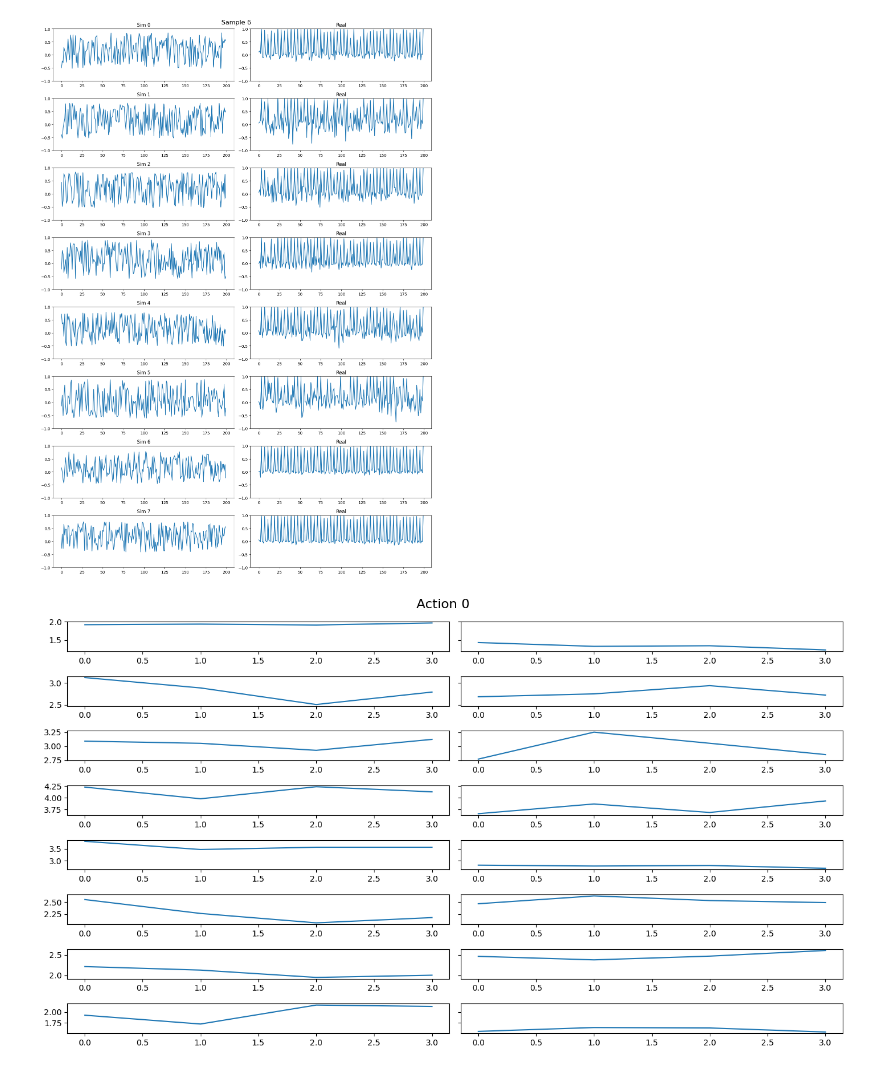
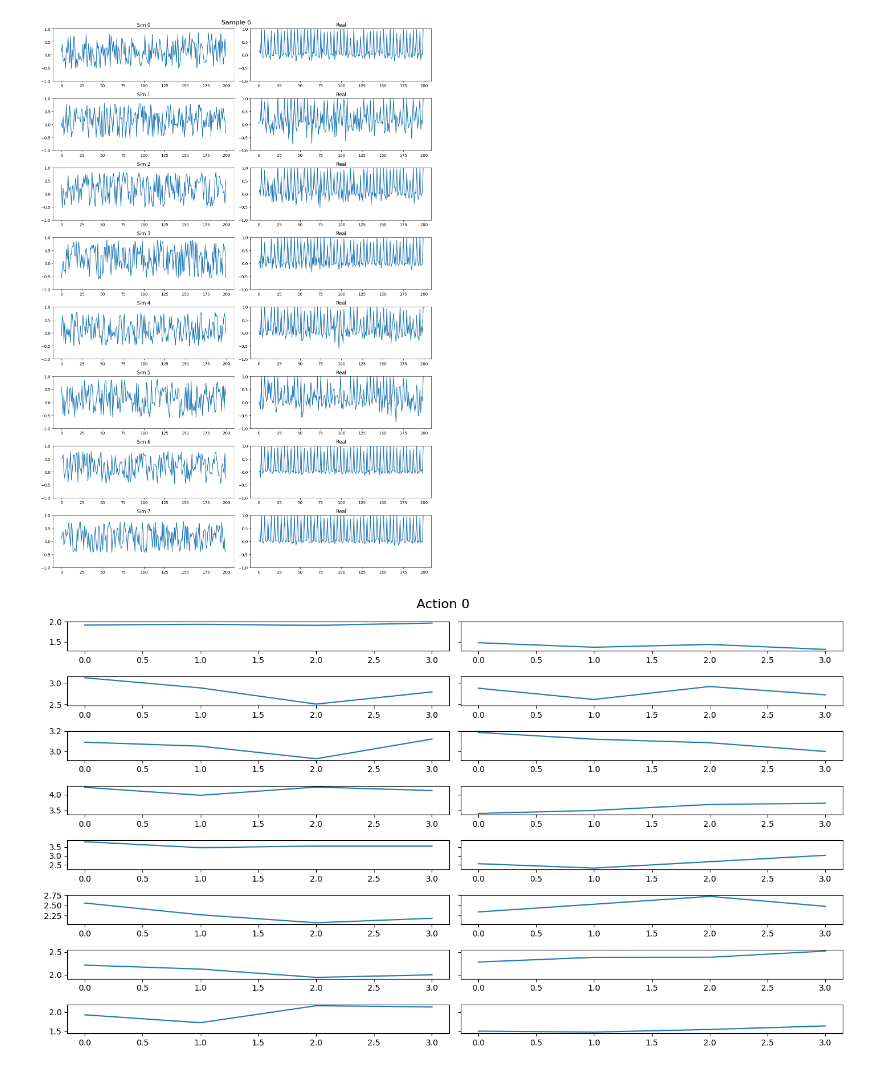
Before and after one commit to KilianFt/LIFT, a Jupyter notebook: notebooks/sim_vs_real_plotting.ipynb, the cells around one changed output. Cells and saved outputs as stored; diff of their text form; code cells hidden in the pictures.

```diff
--- a/notebooks/sim_vs_real_plotting.ipynb
+++ b/notebooks/sim_vs_real_plotting.ipynb
@@ -38,18 +21,22 @@ flat_windows = windows.flatten(start_dim=0, end_dim=1)
+# %%
+window_size = 200
+windows, labels = get_mad_windows(data_path, window_size, filter_labels = True)
+actions = F.one_hot(labels, num_classes=5).float()
 # %%
-sim_windows = sim(flat_actions)
+sim_windows = sim(actions)
 # %%
 sample_idx = 6
 n_channels = 8
 fig, axs = plt.subplots(n_channels,2, figsize=(14,20))
 for channel_idx in range(n_channels):
     axs[channel_idx,0].plot(sim_windows[sample_idx,channel_idx,:])
     axs[channel_idx,0].set_title(f'Sim {channel_idx}')
     axs[channel_idx,0].set_ylim(-1, 1)
-    axs[channel_idx,1].plot(flat_windows[sample_idx,channel_idx,:])
+    axs[channel_idx,1].plot(windows[sample_idx,channel_idx,:])
     axs[channel_idx,1].set_title('Real')
     axs[channel_idx,1].set_ylim(-1, 1)
 fig.suptitle(f'Sample {sample_idx}', fontsize=16)
 plt.tight_layout()
 plt.show()
 # %% [output]
-[figure, old version]
+[figure, new version]
@@ -74,8 +57,8 @@ feat_idx = 3
 s_idx = n_action * n_consec_samples
 e_idx = (n_action + 1) * n_consec_samples
 
-action_features = features[s_idx:e_idx]
-sim_action_features = sim_features[s_idx:e_idx]
+action_features = features_channel[s_idx:e_idx]
+sim_action_features = sim_features_channel[s_idx:e_idx]
 
 fig, axs = plt.subplots(n_channels, 2, figsize=(14,8), sharey='row')
 for channel_idx in range(n_channels):
@@ -85,4 +68,4 @@ fig.suptitle(f'Action {n_action}', fontsize=16)
 plt.tight_layout()
 plt.show()
 # %% [output]
-[figure, old version]
+[figure, new version]
```
Also changed, not shown: parts of 8 cells of this notebook, 10 other files.
